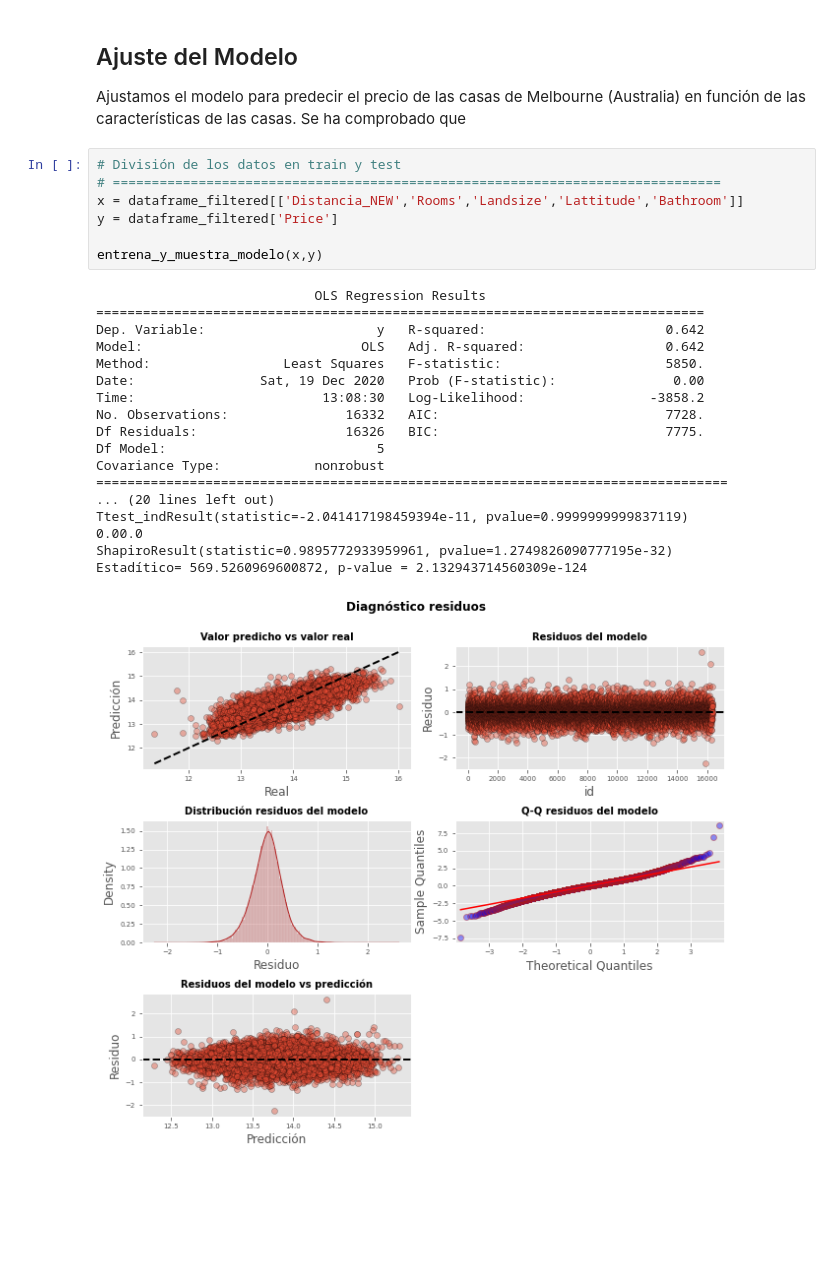
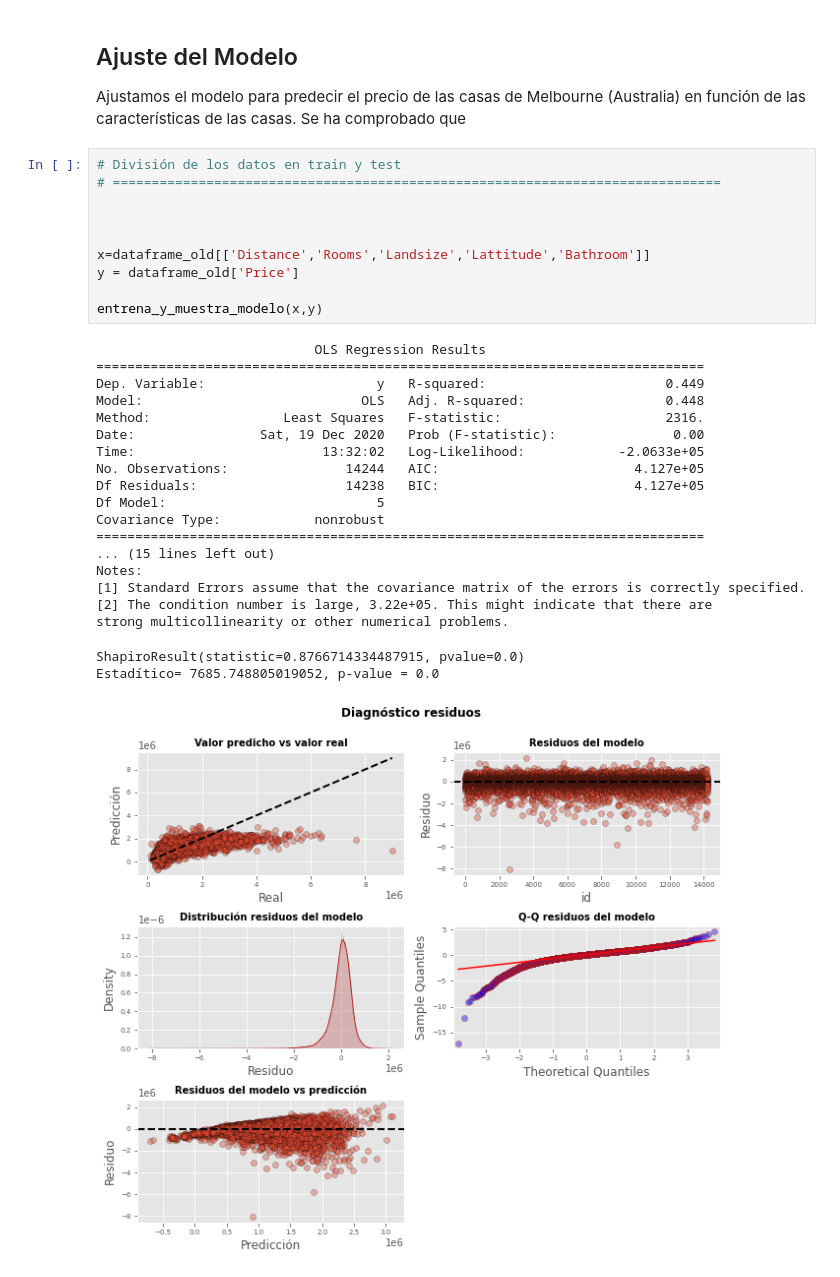
Before and after one commit to InmaBorras/HH_intro_git_ds, a Jupyter notebook: practicaFundamentosAD/7-AjusteDelModelosdeRegresionLineal.ipynb, the cells around one changed output. Drawn from its saved outputs; the diff is of its cells as text; blank space fills up the shorter version.

```diff
--- a/practicaFundamentosAD/7-AjusteDelModelosdeRegresionLineal.ipynb
+++ b/practicaFundamentosAD/7-AjusteDelModelosdeRegresionLineal.ipynb
@@ -8,26 +8,31 @@ Se ha comprobado que
 # %%
 # División de los datos en train y test
 # ==============================================================================
-x = dataframe_filtered[['Distancia_NEW','Rooms','Landsize','Lattitude','Bathroom']]
-y = dataframe_filtered['Price']
+
+
+
+x=dataframe_old[['Distance','Rooms','Landsize','Lattitude','Bathroom']]
+y = dataframe_old['Price']
 
 entrena_y_muestra_modelo(x,y)
 # %% [output]
                             OLS Regression Results
 ==============================================================================
-Dep. Variable:                      y   R-squared:                       0.642
-Model:                            OLS   Adj. R-squared:                  0.642
-Method:                 Least Squares   F-statistic:                     5850.
+Dep. Variable:                      y   R-squared:                       0.449
+Model:                            OLS   Adj. R-squared:                  0.448
+Method:                 Least Squares   F-statistic:                     2316.
 Date:                Sat, 19 Dec 2020   Prob (F-statistic):               0.00
-Time:                        13:08:30   Log-Likelihood:                -3858.2
-No. Observations:               16332   AIC:                             7728.
-Df Residuals:                   16326   BIC:                             7775.
+Time:                        13:32:02   Log-Likelihood:            -2.0633e+05
+No. Observations:               14244   AIC:                         4.127e+05
+Df Residuals:                   14238   BIC:                         4.127e+05
 Df Model:                           5
 Covariance Type:            nonrobust
-=================================================================================
-... (20 lines left out)
-Ttest_indResult(statistic=-2.041417198459394e-11, pvalue=0.9999999999837119)
-0.00.0
-ShapiroResult(statistic=0.9895772933959961, pvalue=1.2749826090777195e-32)
-Estadítico= 569.5260969600872, p-value = 2.132943714560309e-124
+==============================================================================
+... (15 lines left out)
+Notes:
+[1] Standard Errors assume that the covariance matrix of the errors is correctly specified.
+[2] The condition number is large, 3.22e+05. This might indicate that there are
+strong multicollinearity or other numerical problems.
+ShapiroResult(statistic=0.8766714334487915, pvalue=0.0)
+Estadítico= 7685.748805019052, p-value = 0.0
-[figure, old version]
+[figure, new version]
```
Also changed, not shown: parts of 2 cells of this notebook, 1 other file.
